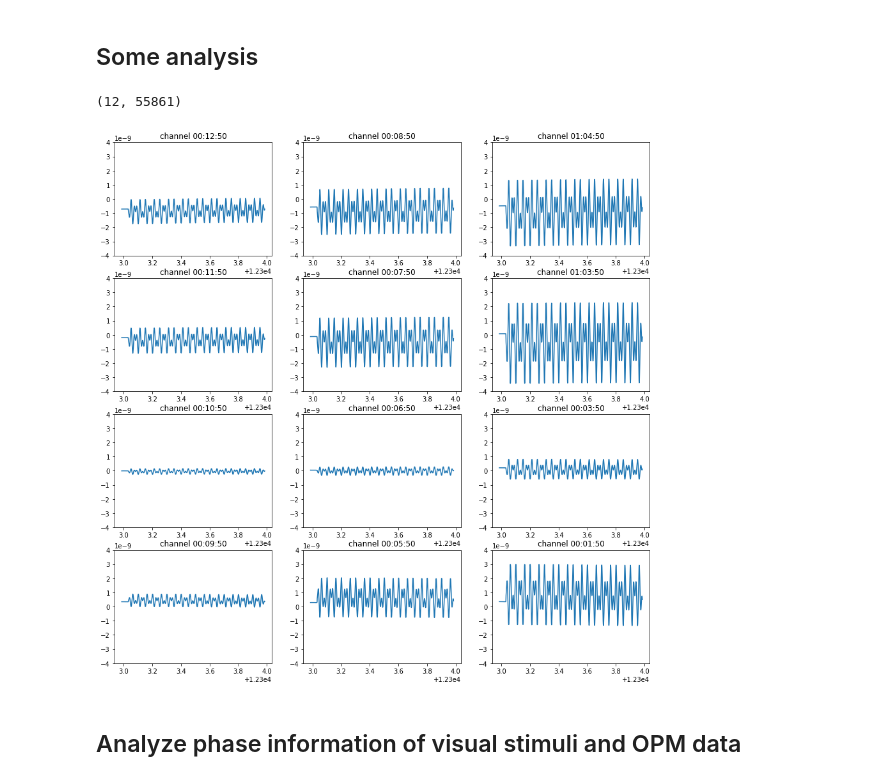
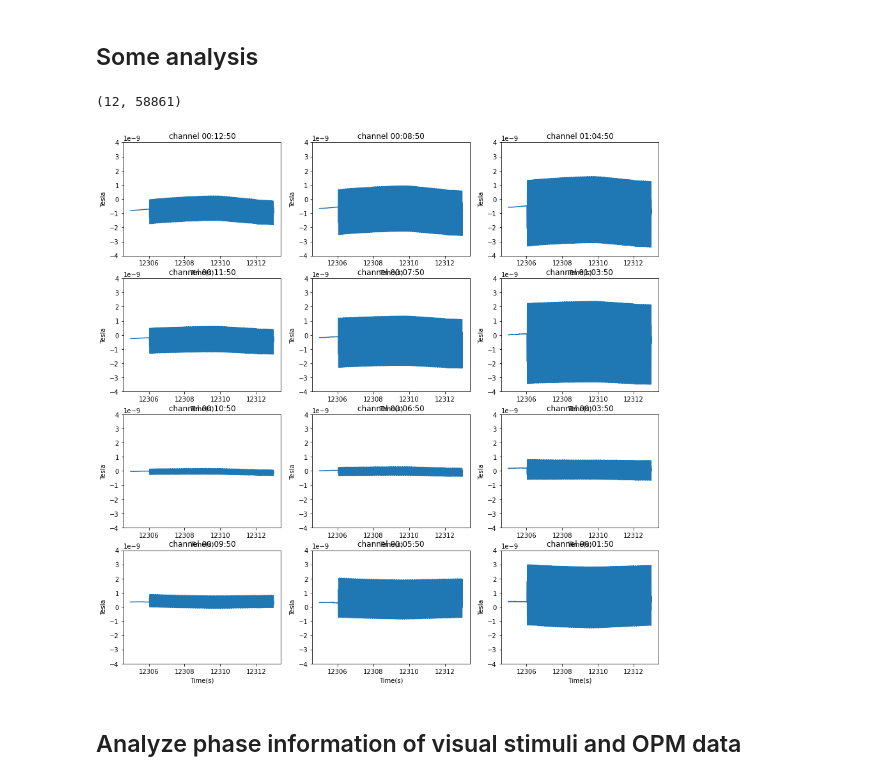
Before and after one commit to Vincentvjj/opm_tacs_flicker, a Jupyter notebook: analysis/analysis.ipynb, the cells around one changed output. Cells and saved outputs as stored; diff of their text form; code cells hidden in the pictures.

```diff
--- a/analysis/analysis.ipynb
+++ b/analysis/analysis.ipynb
@@ -308,33 +308,33 @@ Effective window size : 1.000 (s)
 # %%
 %matplotlib inline
 # ## Plot time-series primary channels
 
 # raw.filter(9,11)
-raw_arr = raw[:][0][:, start_marker_index:end_marker_index]
+raw_arr = raw[:][0][:, start_marker_index-3000:end_marker_index]
 print(raw_arr.shape)
 
-start = 0
-end = 1000
+start = 2000
+end = 10000
 
-markers_line = adc_diode_markers[start:end].astype(bool)
-marker_ts = opm_time_stamps[start:end][markers_line]
+# markers_line = adc_diode_markers[start:end].astype(bool)
+# marker_ts = opm_time_stamps[start:end][markers_line]
 
 # Visualize raw data with markers timestamps
 
 plt.figure(figsize=(15,15))
 for i in range(raw_arr.shape[0]):
     plt.subplot(4,3,i+1)
     plt.title('channel ' + raw.ch_names[i])
     plt.plot(opm_time_stamps[start:end], raw_arr[i, start:end])
     plt.ylim((-4e-9,4e-9))
-
-    adc_diode_markers
-    for ts in marker_ts:
-        # print(time_stamps[j])
-        plt.axvline(x=ts, c="red")
+    plt.ylabel('Tesla')
+    plt.xlabel('Time(s)')
+    # for ts in marker_ts:
+    #     # print(time_stamps[j])
+    #     plt.axvline(x=ts, c="red")
 # %% [output]
-(12, 55861)
+(12, 58861)
-[figure, old version]
+[figure, new version]
 # %% [markdown]
 ## Analyze phase information of visual stimuli and OPM data
 # %%
```
Also changed, not shown: 2 other files.
